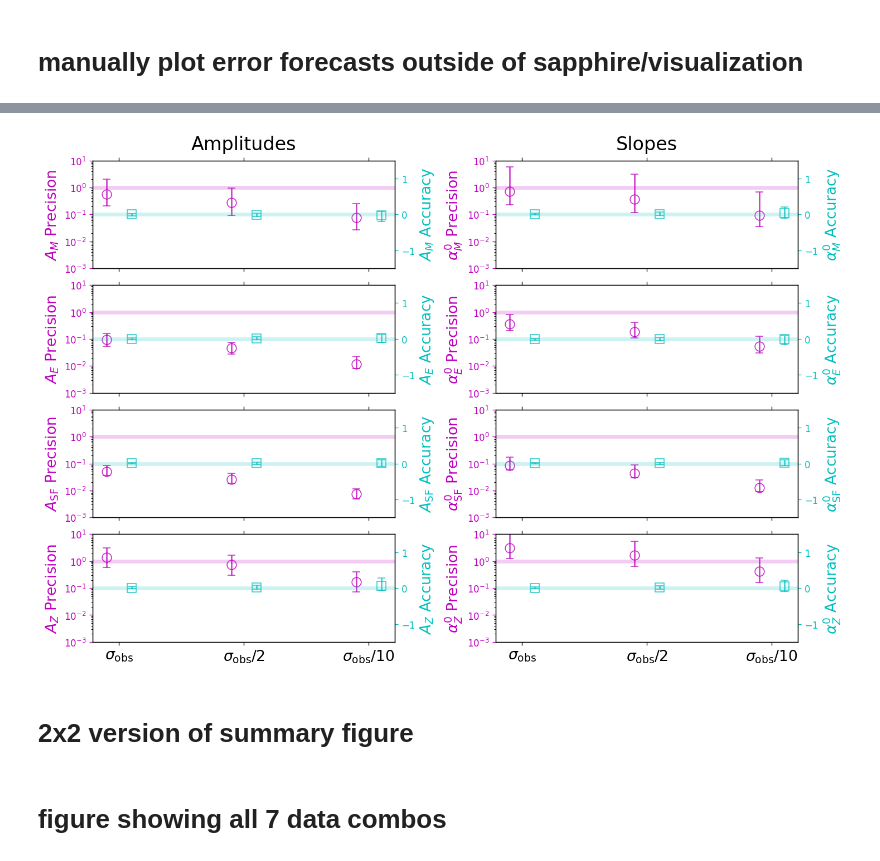
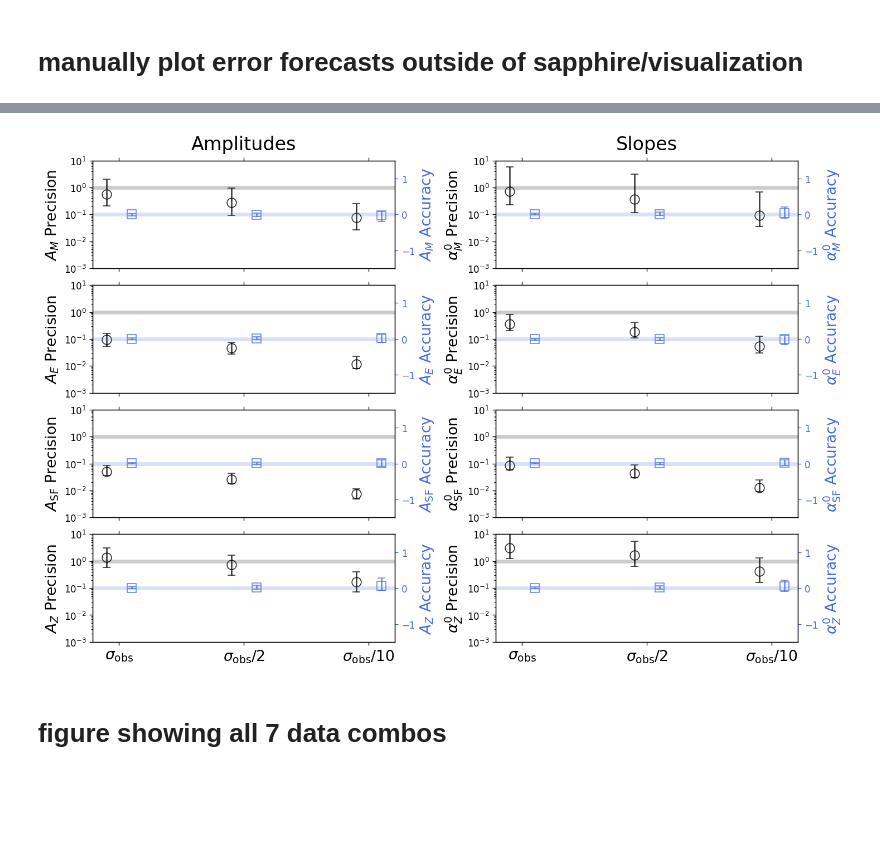
Before and after one commit to virajpandya/sapphire, a Jupyter notebook: demo/pandya26/plot_coverage_adam_map_fisher.ipynb, the cells around one changed output, grey strips where cells are left out. Saved outputs shown, nothing was run; the diff lists cells and outputs as text; code cells hidden in the pictures; blank space fills up the shorter version.

```diff
--- a/demo/pandya26/plot_coverage_adam_map_fisher.ipynb
+++ b/demo/pandya26/plot_coverage_adam_map_fisher.ipynb
@@ -73,3 +78,11 @@ import numpy as np # for np.ravel(axes), can probably be done away with
+# %%
+output_path = '/mnt/ceph/users/vpandya/sapphire_outputs'
+mocknums = jnp.arange(100)
+constraint_flags = ['100','110','111']
+constraint_labels = [r'only $M_*/M_h$',r'with ISM $f_{\rm gas}$',r'with ISM MZR']
+constraint_colors = ['teal','indigo','orange']
+par_labels = [r'$A_M$',r'$\alpha_M^0$',r'$A_E$',r'$\alpha_E^0$',r'$A_{\rm SF}$',r'$\alpha_{\rm SF}^0$',r'$A_Z$',r'$\alpha_Z^0$']
+suffix = '' # noise-free
 # %%
 Npars = len(par_labels)
 
@@ -219,48 +232,46 @@ for axnum,ax in enumerate(allax):
         p16, p50, p84 = percentile_fishers(constraint_result[:, 1, axnum],constraint_result[:, 0, axnum])
         ax_p.errorbar(xvals[out_num]-shift, float(p50),
                               yerr=[[p50 - p16], [p84 - p50]],
-                              fmt='-o',color='m',
+                              fmt='-o',color='k',
                               capsize=4, lw=1.5, alpha=0.8, mfc='none',
                               ms=10, mew=1,label=mockerr_label if axnum == 0 else '__none__')
 
         ### accuracy (bias)
         p16, p50, p84 = percentile_biases(constraint_result[:, 0, axnum],constraint_result[:, 2, axnum],constraint_result[:, 3, axnum])
         ax_a.errorbar(xvals[out_num]+shift, float(p50),
                              yerr=[[p50 - p16], [p84 - p50]],
-                             fmt='-s',color='c',
+                             fmt='-s',color='royalblue',
                              capsize=4, lw=1.5, alpha=0.8, mfc='none',
                              ms=10, mew=1,label='__none__')
 
     ### global properties for this panel/parameter
     ax_p.set_xticks(xvals)
     ax_p.set_xticklabels(mockerr_labels, rotation=0,fontsize=16)
 
-    ax_p.set_ylabel(r'%s Precision'%(par_labels[axnum]),fontsize=16,color='m')
-    ax_a.set_ylabel(r'%s Accuracy'%(par_labels[axnum]),fontsize=16,color='c')
+    ax_p.set_ylabel(r'%s Precision'%(par_labels[axnum]),fontsize=16,color='k')
+    ax_a.set_ylabel(r'%s Accuracy'%(par_labels[axnum]),fontsize=16,color='royalblue')
 
-    ax_p.tick_params(axis='y', colors='m')
-    ax_a.tick_params(axis='y', colors='c')
+    ax_p.tick_params(axis='y', colors='k')
+    ax_a.tick_params(axis='y', colors='royalblue')
 
     ax_p.set_yscale('log')
     ax_p.set_ylim(1e-3,1e1)
-    ax_p.axhline(1.0,color='m',ls='-',lw=4,alpha=0.2)
+    ax_p.axhline(1.0,color='k',ls='-',lw=4,alpha=0.2)
 
     # ax_a.set_yscale('symlog',linthresh=1e-1)
     ax_a.set_ylim(-1.5, 1.5)
-    ax_a.axhline(0.0, color='c', ls='-', alpha=0.2, zorder=0, lw=4)
+    ax_a.axhline(0.0, color='royalblue', ls='-', alpha=0.2, zorder=0, lw=4)
 
     ax_precision.append(ax_p)
     ax_accuracy.append(ax_a)
 
 allax[0].set_title('Amplitudes',fontsize=20,y=1.05)
 allax[1].set_title('Slopes',fontsize=20,y=1.05)
 
 # plt.savefig('/mnt/ceph/users/vpandya/sapphire_outputs/figures/coverage_adam_precision_accuracy_mockerrs.png',
 #             bbox_inches='tight',dpi=300,facecolor='w')
 # %% [output]
-[figure, old version]
+[figure, new version]
-# %% [markdown]
-# 2x2 version of summary figure
 # %% [markdown]
 # figure showing all 7 data combos
 # %%
```
Also changed, not shown: parts of 2 cells of this notebook, 1 other file.
